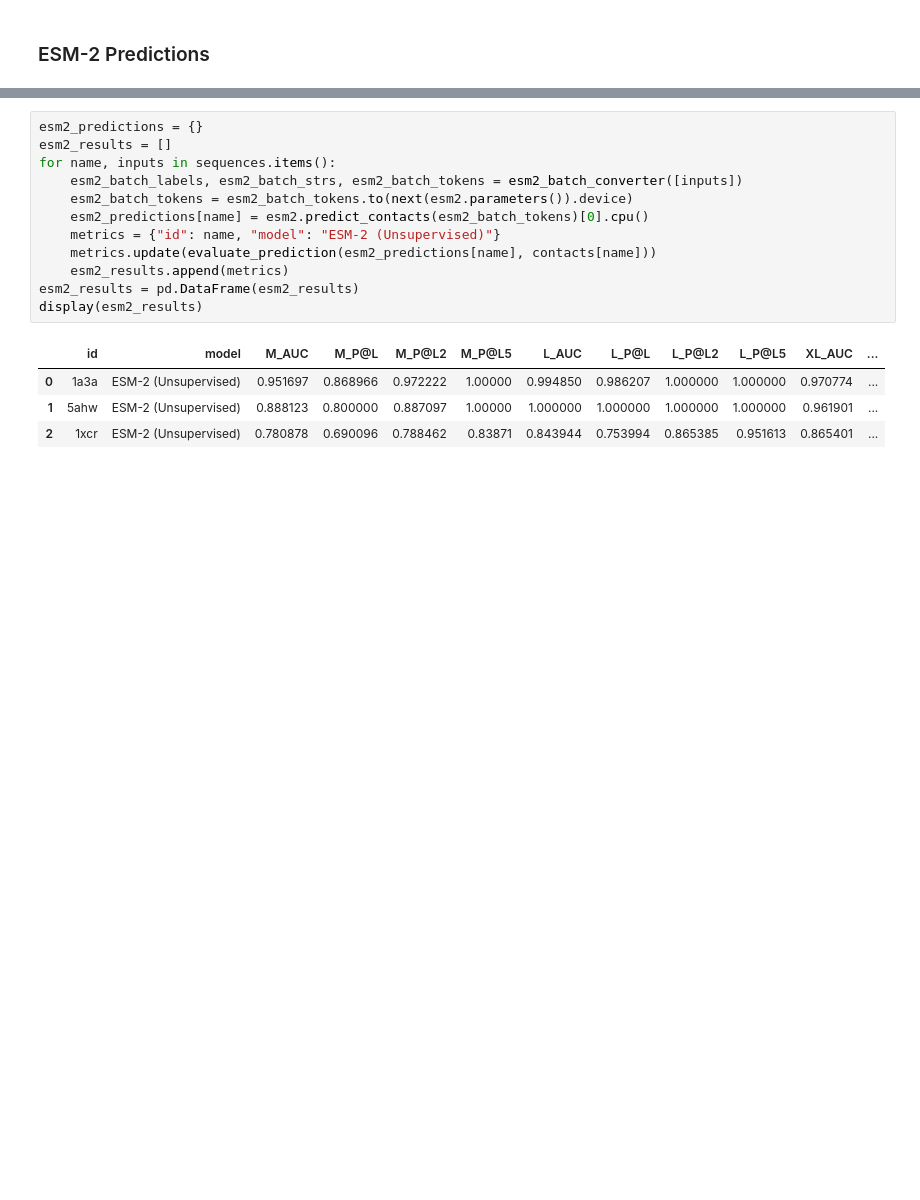
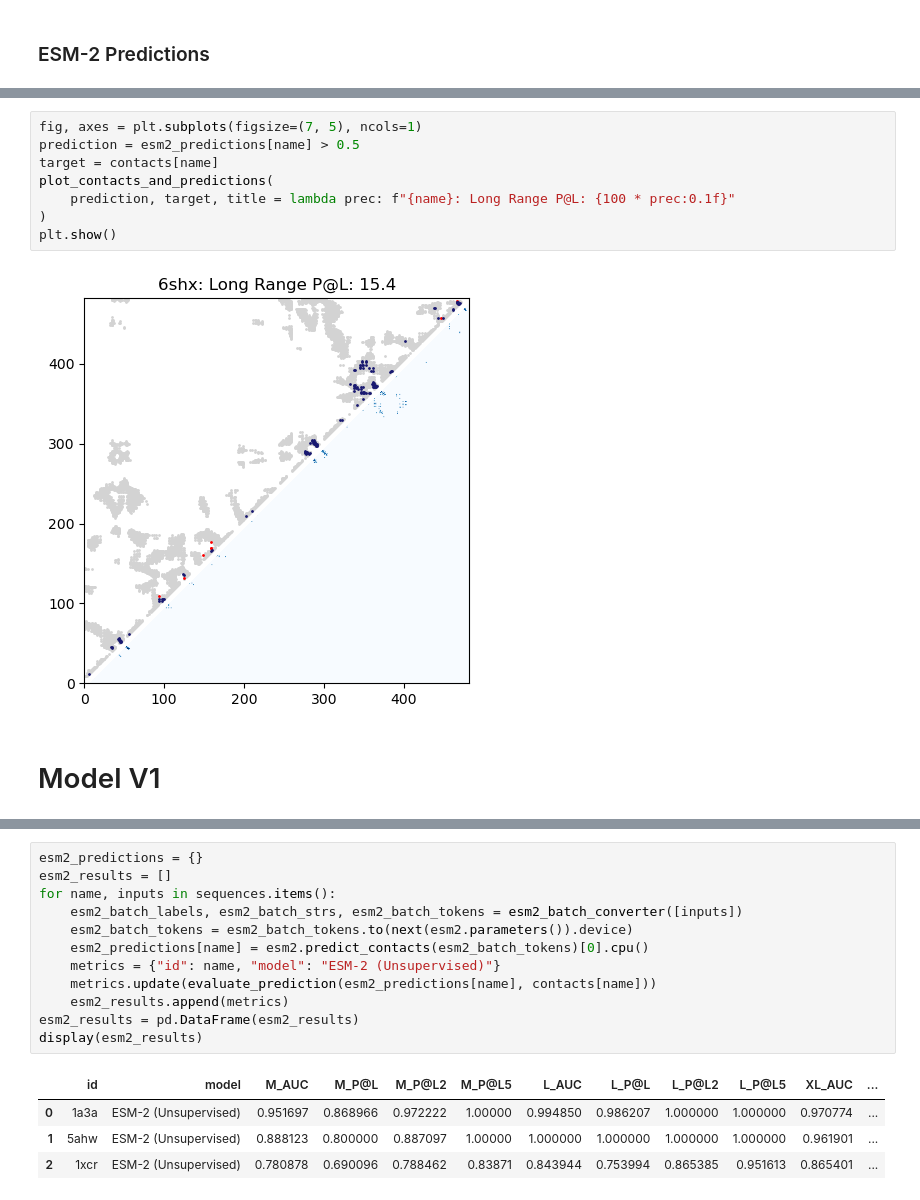
Before and after one commit to namagno/contact-prediction, a Jupyter notebook: contact_prediction.ipynb, the cells around one changed output, grey strips where cells are left out. Drawn from its saved outputs; the diff is of its cells as text; blank space fills up the shorter version.

```diff
--- a/contact_prediction.ipynb
+++ b/contact_prediction.ipynb
@@ -367,3 +376,15 @@ plt.show()
+# %%
+fig, axes = plt.subplots(figsize=(7, 5), ncols=1)
+prediction = esm2_predictions[name] > 0.5
+target = contacts[name]
+plot_contacts_and_predictions(
+    prediction, target, title = lambda prec: f"{name}: Long Range P@L: {100 * prec:0.1f}"
+)
+plt.show()
+# %% [output]
+[figure, added]
+# %% [markdown]
+# Model V1
 # %%
 esm2_predictions = {}
 esm2_results = []
```
Also changed, not shown: parts of 39 cells of this notebook.
